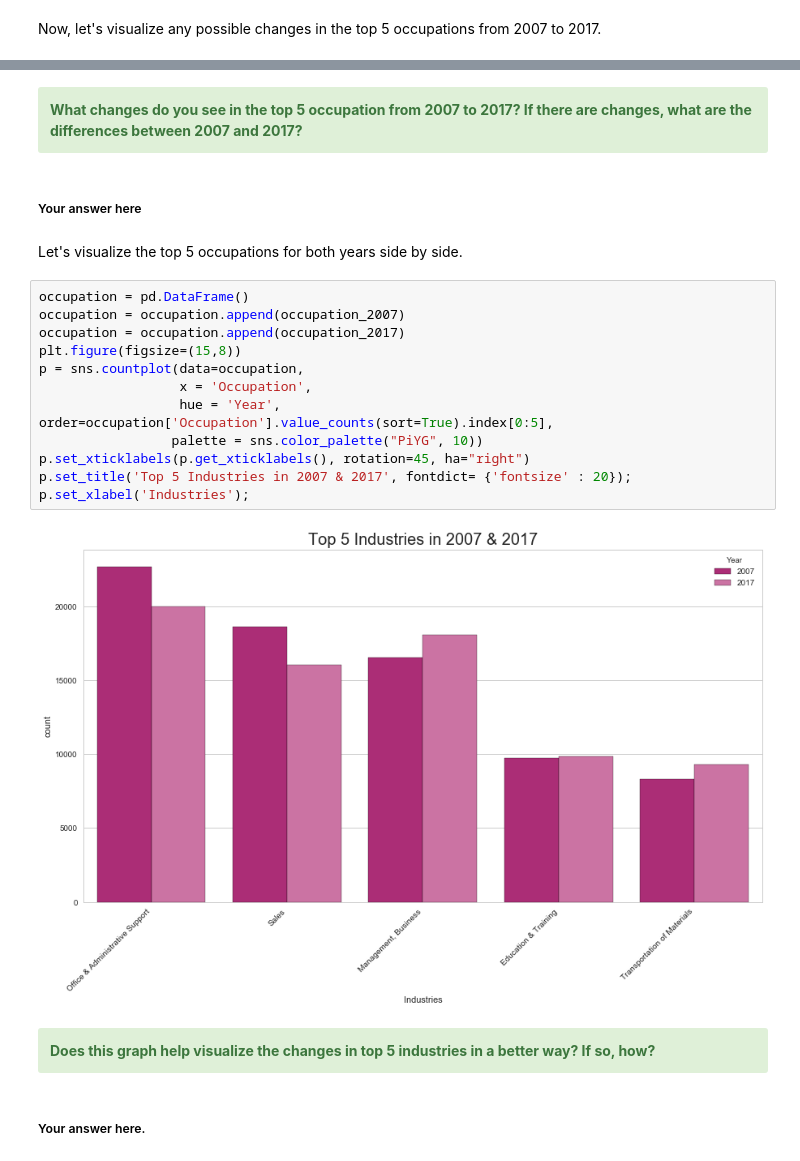
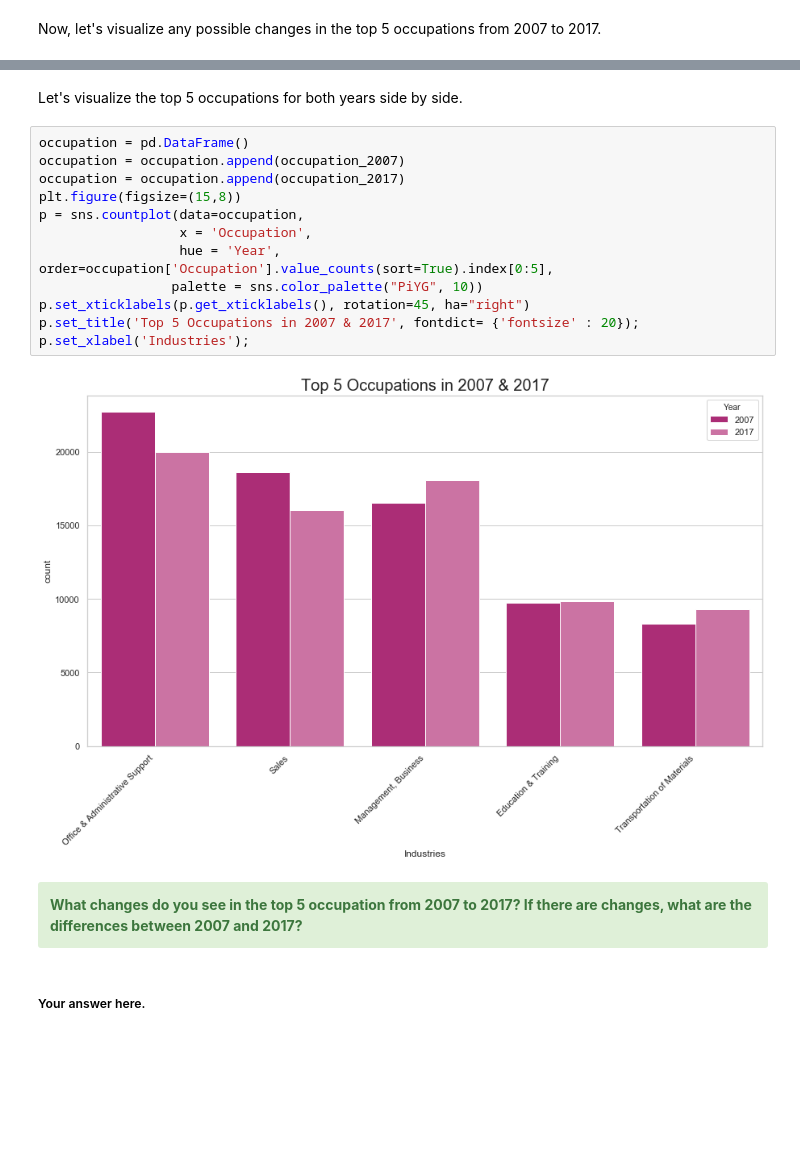
Before and after one commit to ds-modules/CP-113A, a Jupyter notebook: Final-Notebook2.ipynb, the cells around one changed output, grey strips where cells are left out. Cells and saved outputs as stored; diff of their text form; blank space fills up the shorter version.

```diff
--- a/Final-Notebook2.ipynb
+++ b/Final-Notebook2.ipynb
@@ -279,29 +318,23 @@ ax.set_xlabel('Occupations');
+# %% [markdown]
+Let's visualize the top 5 occupations for both years side by side.
+# %%
+occupation = pd.DataFrame()
+occupation = occupation.append(occupation_2007)
+occupation = occupation.append(occupation_2017)
+plt.figure(figsize=(15,8))
+p = sns.countplot(data=occupation,
+                  x = 'Occupation',
+                  hue = 'Year', order=occupation['Occupation'].value_counts(sort=True).index[0:5],
+                 palette = sns.color_palette("PiYG", 10))
+p.set_xticklabels(p.get_xticklabels(), rotation=45, ha="right")
+p.set_title('Top 5 Occupations in 2007 & 2017', fontdict= {'fontsize' : 20});
+p.set_xlabel('Industries');
+# %% [output]
+[figure, added]
 # %% [markdown]
 <div class="alert alert-success">
 <b> What changes do you see in the top 5 occupation from 2007 to 2017? If there are changes, what are the differences between 2007 and 2017? </b>
 </div>
-# %% [markdown]
-##### Your answer here
-# %% [markdown]
-Let's visualize the top 5 occupations for both years side by side.
-# %%
-occupation = pd.DataFrame()
-occupation = occupation.append(occupation_2007)
-occupation = occupation.append(occupation_2017)
-plt.figure(figsize=(15,8))
-p = sns.countplot(data=occupation,
-                  x = 'Occupation',
-                  hue = 'Year', order=occupation['Occupation'].value_counts(sort=True).index[0:5],
-                 palette = sns.color_palette("PiYG", 10))
-p.set_xticklabels(p.get_xticklabels(), rotation=45, ha="right")
-p.set_title('Top 5 Industries in 2007 & 2017', fontdict= {'fontsize' : 20});
-p.set_xlabel('Industries');
-# %% [output]
-[figure, removed]
-# %% [markdown]
-<div class="alert alert-success">
-<b> Does this graph help visualize the changes in top 5 industries in a better way? If so, how? </b>
-</div>
 # %% [markdown]
 ##### Your answer here.
 # %% [markdown]
```
Also changed, not shown: parts of 20 cells of this notebook.
